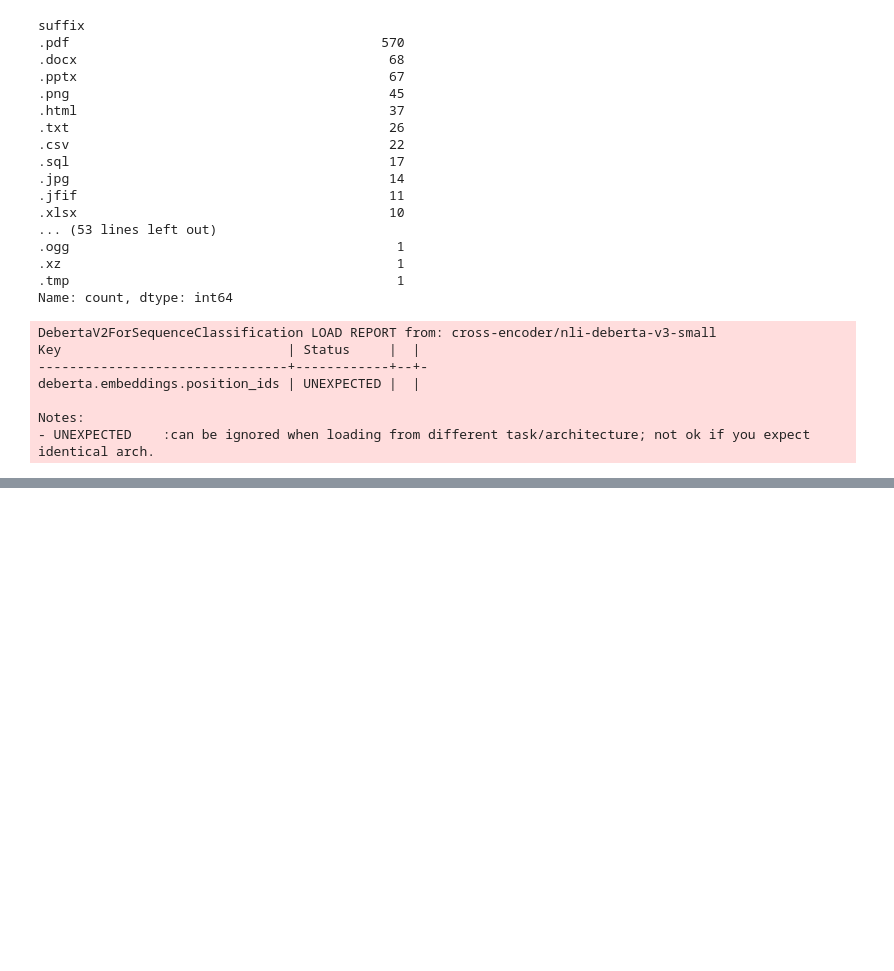
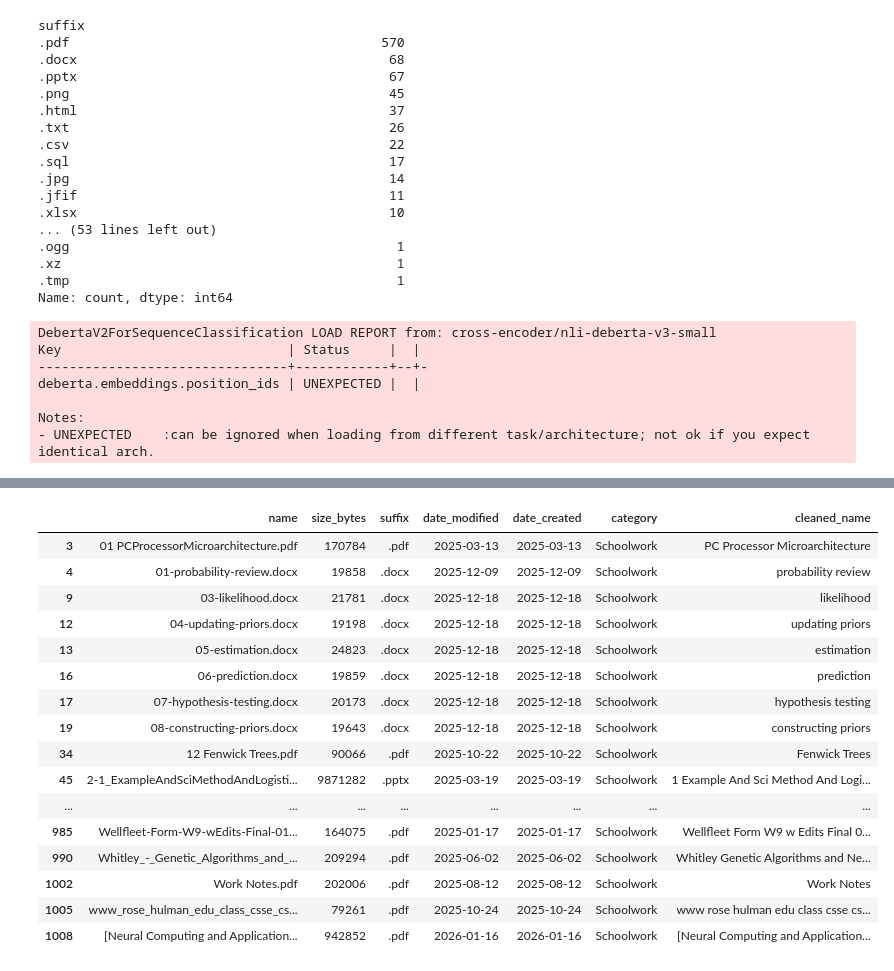
Before and after one commit to minklepop/download-analysis, a Jupyter notebook: main.ipynb, the cells around one changed output, grey strips where cells are left out. Saved outputs shown, nothing was run; the diff lists cells and outputs as text; code cells hidden in the pictures; blank space fills up the shorter version.

```diff
--- a/main.ipynb
+++ b/main.ipynb
@@ -263,0 +308,20 @@ print(df[["name", "suffix", "cleaned_name", "category"]].head(25).to_string(inde
+# %%
+df[df.category=="Schoolwork"]
+# %% [output]
+|  | name | size_bytes | suffix | date_modified | date_created | category | cleaned_name |
+| 3 | 01 PCProcessorMicroarchitecture.pdf | 170784 | .pdf | 2025-03-13 | 2025-03-13 | Schoolwork | PC Processor Microarchitecture |
+| 4 | 01-probability-review.docx | 19858 | .docx | 2025-12-09 | 2025-12-09 | Schoolwork | probability review |
+| 9 | 03-likelihood.docx | 21781 | .docx | 2025-12-18 | 2025-12-18 | Schoolwork | likelihood |
+| 12 | 04-updating-priors.docx | 19198 | .docx | 2025-12-18 | 2025-12-18 | Schoolwork | updating priors |
+| 13 | 05-estimation.docx | 24823 | .docx | 2025-12-18 | 2025-12-18 | Schoolwork | estimation |
+| 16 | 06-prediction.docx | 19859 | .docx | 2025-12-18 | 2025-12-18 | Schoolwork | prediction |
+| 17 | 07-hypothesis-testing.docx | 20173 | .docx | 2025-12-18 | 2025-12-18 | Schoolwork | hypothesis testing |
+| 19 | 08-constructing-priors.docx | 19643 | .docx | 2025-12-18 | 2025-12-18 | Schoolwork | constructing priors |
+| 34 | 12 Fenwick Trees.pdf | 90066 | .pdf | 2025-10-22 | 2025-10-22 | Schoolwork | Fenwick Trees |
+| 45 | 2-1_ExampleAndSciMethodAndLogisti... | 9871282 | .pptx | 2025-03-19 | 2025-03-19 | Schoolwork | 1 Example And Sci Method And Logi... |
+| ... | ... | ... | ... | ... | ... | ... | ... |
+| 985 | Wellfleet-Form-W9-wEdits-Final-01... | 164075 | .pdf | 2025-01-17 | 2025-01-17 | Schoolwork | Wellfleet Form W9 w Edits Final 0... |
+| 990 | Whitley_-_Genetic_Algorithms_and_... | 209294 | .pdf | 2025-06-02 | 2025-06-02 | Schoolwork | Whitley Genetic Algorithms and Ne... |
+| 1002 | Work Notes.pdf | 202006 | .pdf | 2025-08-12 | 2025-08-12 | Schoolwork | Work Notes |
+| 1005 | www_rose_hulman_edu_class_csse_cs... | 79261 | .pdf | 2025-10-24 | 2025-10-24 | Schoolwork | www rose hulman edu class csse cs... |
+| 1008 | [Neural Computing and Application... | 942852 | .pdf | 2026-01-16 | 2026-01-16 | Schoolwork | [Neural Computing and Application... |
```
Also changed, not shown: parts of 6 cells of this notebook, 1 other file.
